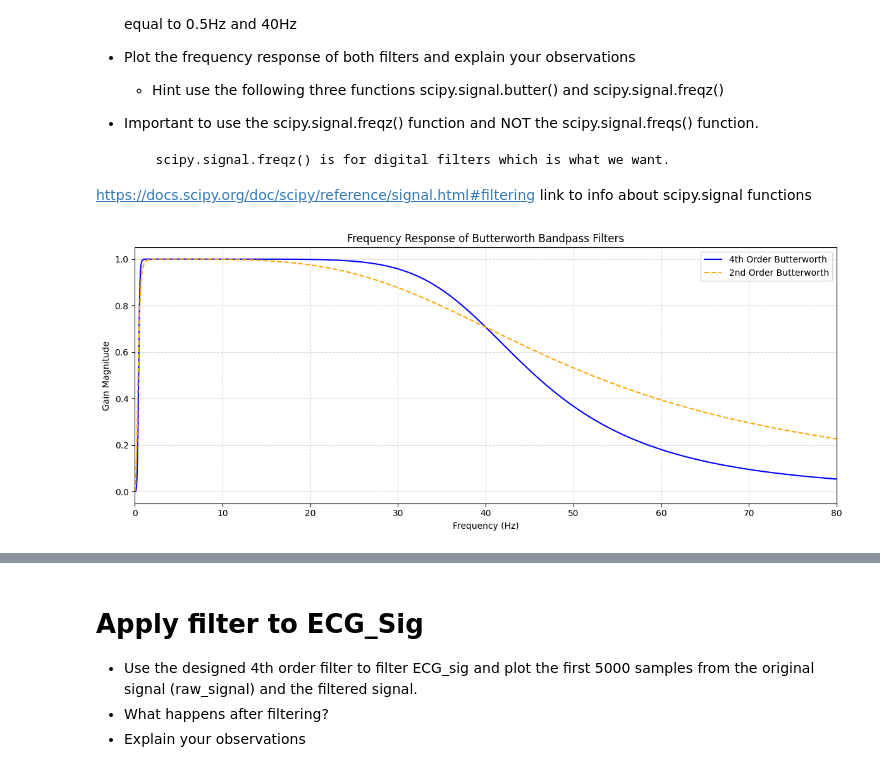
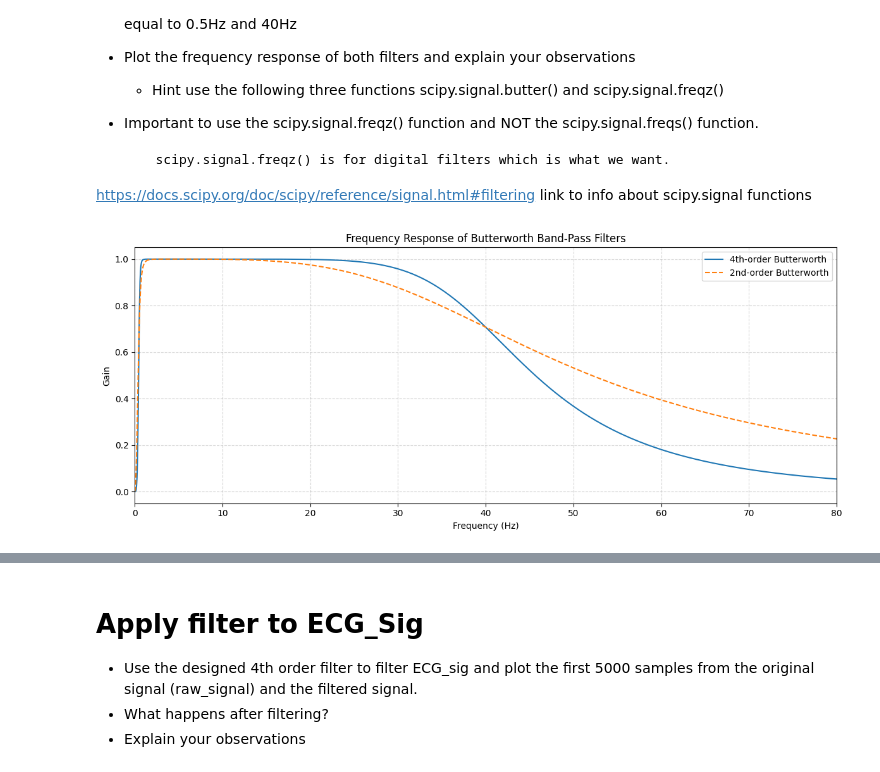
Before and after one commit to simulate111/Acquisition-and-Analysis-of-Biosignals, a Jupyter notebook: dtek0042_exercise_2.ipynb, the cells around one changed output, grey strips where cells are left out. Saved outputs shown, nothing was run; the diff lists cells and outputs as text; code cells hidden in the pictures.

```diff
--- a/dtek0042_exercise_2.ipynb
+++ b/dtek0042_exercise_2.ipynb
@@ -129,37 +137,38 @@ https://docs.scipy.org/doc/scipy/reference/signal.html#filtering link to info ab
 # %%
 # code
 
 # --- ADDED CODE START ---
 import scipy.signal
 
-# Nyquist frequency
-nyq = 0.5 * fs
-low = 0.5 / nyq
-high = 40.0 / nyq
+# 4th-order Butterworth band-pass filter
+b4, a4 = scipy.signal.butter(
+    4, [0.5, 40], btype='bandpass', fs=fs
+)
 
-# 4th order Butterworth bandpass filter design
-b4, a4 = scipy.signal.butter(4, [low, high], btype='band')
+# 2nd-order Butterworth band-pass filter
+b2, a2 = scipy.signal.butter(
+    2, [0.5, 40], btype='bandpass', fs=fs
+)
+
+# Frequency response
 w4, h4 = scipy.signal.freqz(b4, a4, worN=8000)
-
-# 2nd order Butterworth bandpass filter design
-b2, a2 = scipy.signal.butter(2, [low, high], btype='band')
 w2, h2 = scipy.signal.freqz(b2, a2, worN=8000)
 
-# Frequency axis conversion (radians to Hz)
+# Convert frequency from radians/sample to Hz
 freq_hz = w4 * fs / (2 * np.pi)
 
-# Plotting frequency response for both filters
 plt.figure(figsize=(12, 5))
-plt.plot(freq_hz, np.abs(h4), label='4th Order Butterworth', color='blue')
-plt.plot(freq_hz, np.abs(h2), label='2nd Order Butterworth', color='orange', linestyle='--')
-plt.xlim(0, 80) # focus near cutoffs
-plt.title('Frequency Response of Butterworth Bandpass Filters')
+plt.plot(freq_hz, np.abs(h4), label='4th-order Butterworth')
+plt.plot(freq_hz, np.abs(h2), label='2nd-order Butterworth', linestyle='--')
+
+plt.xlim(0, 80)
+plt.title('Frequency Response of Butterworth Band-Pass Filters')
 plt.xlabel('Frequency (Hz)')
-plt.ylabel('Gain Magnitude')
+plt.ylabel('Gain')
 plt.grid(True, linestyle='--', alpha=0.5)
 plt.legend()
 plt.tight_layout()
 plt.show()
 # --- ADDED CODE END ---
 # %% [output]
-[figure, old version]
+[figure, new version]
```
Also changed, not shown: parts of 17 cells of this notebook.
